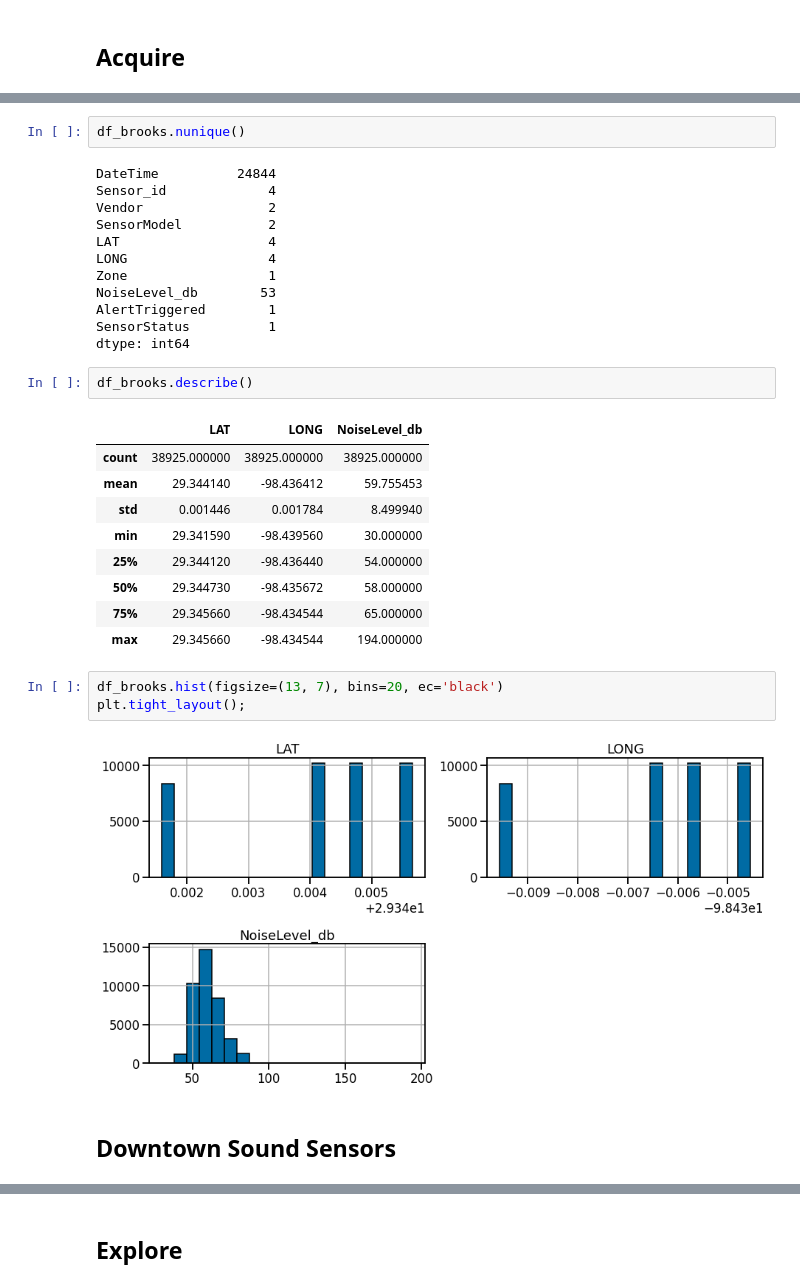
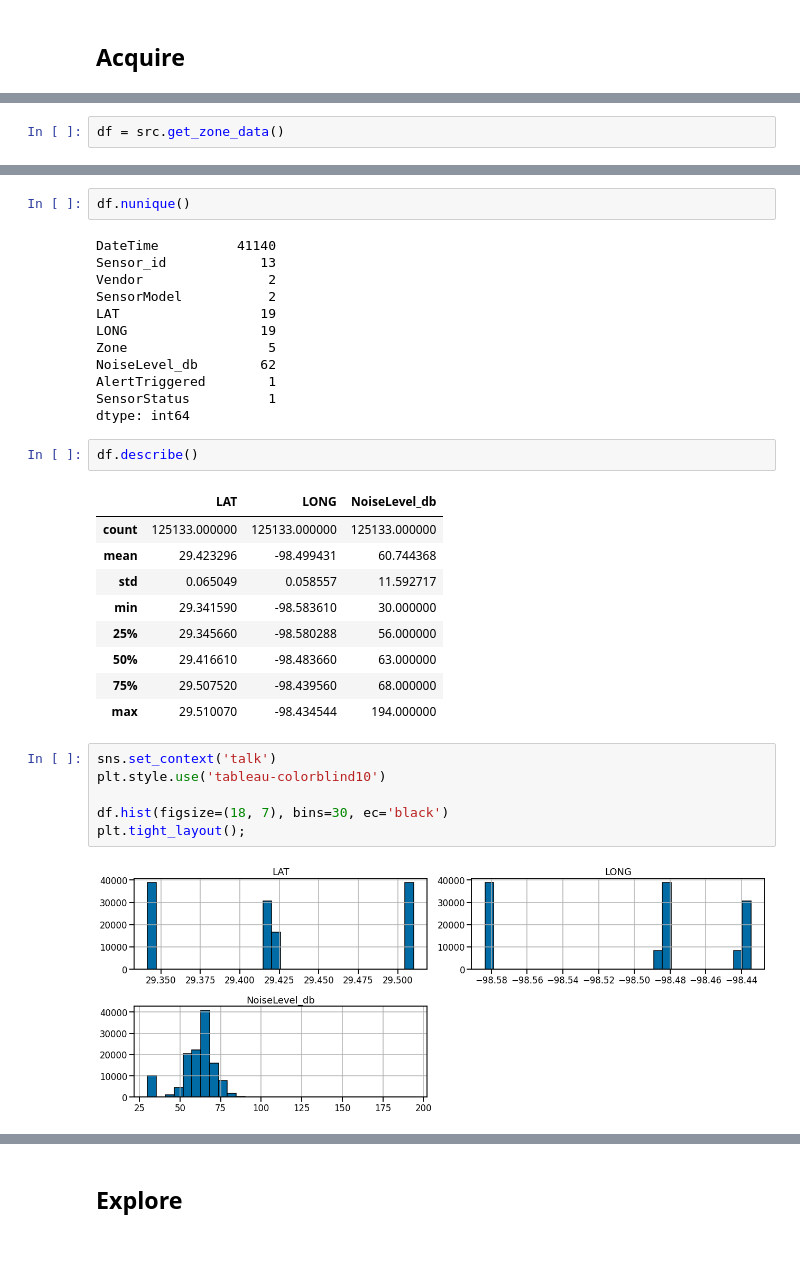
Before and after one commit to Promeos/Smart_San_Antonio, a Jupyter notebook: MVP.ipynb, the cells around one changed output, grey strips where cells are left out. Cells and saved outputs as stored; diff of their text form; blank space fills up the shorter version.

```diff
--- a/MVP.ipynb
+++ b/MVP.ipynb
@@ -37 +22,3 @@ df_brooks.tail()
+# %%
+df = src.get_zone_data()
 # %%
@@ -70,34 +71,35 @@ SensorStatus         0
 dtype: int64
 # %%
-df_brooks.nunique()
+df.nunique()
 # %% [output]
-DateTime          24844
-Sensor_id             4
+DateTime          41140
+Sensor_id            13
 Vendor                2
 SensorModel           2
-LAT                   4
-LONG                  4
-Zone                  1
-NoiseLevel_db        53
+LAT                  19
+LONG                 19
+Zone                  5
+NoiseLevel_db        62
 AlertTriggered        1
 SensorStatus          1
 dtype: int64
 # %%
-df_brooks.describe()
+df.describe()
 # %% [output]
 |  | LAT | LONG | NoiseLevel_db |
-| count | 38925.000000 | 38925.000000 | 38925.000000 |
-| mean | 29.344140 | -98.436412 | 59.755453 |
-| std | 0.001446 | 0.001784 | 8.499940 |
-| min | 29.341590 | -98.439560 | 30.000000 |
-| 25% | 29.344120 | -98.436440 | 54.000000 |
-| 50% | 29.344730 | -98.435672 | 58.000000 |
-| 75% | 29.345660 | -98.434544 | 65.000000 |
-| max | 29.345660 | -98.434544 | 194.000000 |
+| count | 125133.000000 | 125133.000000 | 125133.000000 |
+| mean | 29.423296 | -98.499431 | 60.744368 |
+| std | 0.065049 | 0.058557 | 11.592717 |
+| min | 29.341590 | -98.583610 | 30.000000 |
+| 25% | 29.345660 | -98.580288 | 56.000000 |
+| 50% | 29.416610 | -98.483660 | 63.000000 |
+| 75% | 29.507520 | -98.439560 | 68.000000 |
+| max | 29.510070 | -98.434544 | 194.000000 |
 # %%
-df_brooks.hist(figsize=(13, 7), bins=20, ec='black')
+sns.set_context('talk')
+plt.style.use('tableau-colorblind10')
+
+df.hist(figsize=(18, 7), bins=30, ec='black')
 plt.tight_layout();
 # %% [output]
-[figure, old version]
+[figure, new version]
-# %% [markdown]
-## Downtown Sound Sensors
```
Also changed, not shown: parts of 36 cells of this notebook, 14 other files.
